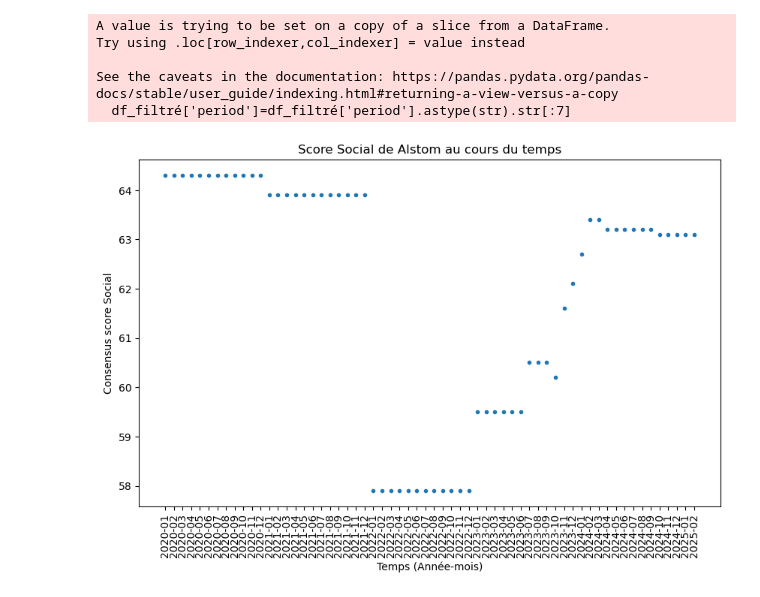
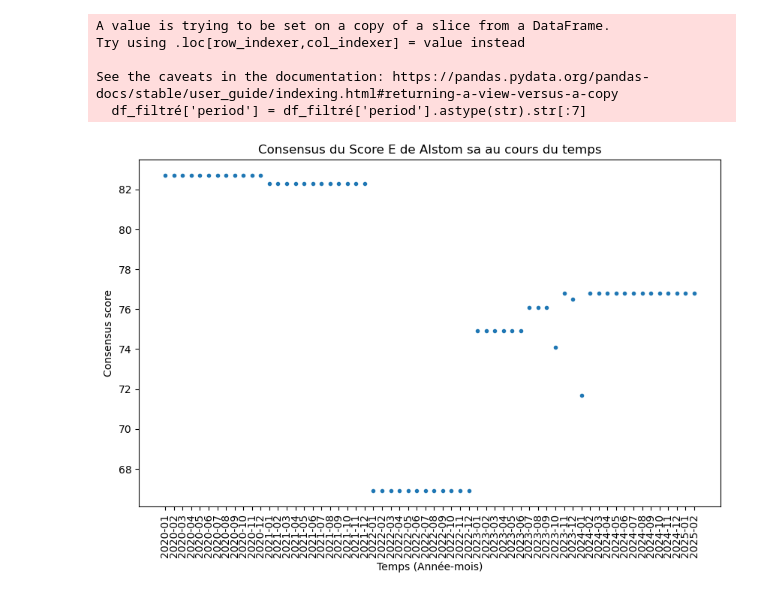
Before and after one commit to VictorienMarette/Statapp_Valuco, a Jupyter notebook: stats_desc.ipynb, the cells around one changed output. Cells and saved outputs as stored; diff of their text form; code cells hidden in the pictures.

Commit message:
graphes Consensus Score sur la bdd d'essai

```diff
--- a/stats_desc.ipynb
+++ b/stats_desc.ipynb
@@ -1,23 +1,39 @@
 # %%
 import pandas as pd
 import matplotlib.pyplot as plt
 
-df = pd.read_csv('ValueCo data extract - ENSAE research project.csv')
-df_filtré = df[(df['score_kind'] == 'S')&(df['name']=='Alstom sa')]
-# print(df.head())
-df_filtré['period']=df_filtré['period'].astype(str).str[:7]
-df_sorted = df_filtré.sort_values(by='period', ascending=True)
-plt.figure(figsize=(10, 6))
-plt.scatter(df_sorted['period'],df_sorted['consensus'], marker='.')
-plt.title('Score Social de Alstom au cours du temps')
-plt.xticks(rotation=90)
-plt.xlabel('Temps (Année-mois)')
-plt.ylabel('Consensus score Social')
-plt.show()
+def graphique_score(type_score, nom_entreprise):
+    df = pd.read_csv('ValueCo data extract - ENSAE research project.csv')
+    df_filtré = df[(df['score_kind'] == type_score) & (df['name'] == nom_entreprise)]
+
+    # Traitement de la colonne 'period' pour ne conserver que l'année et le mois
+    df_filtré['period'] = df_filtré['period'].astype(str).str[:7]
+
+    # Tri des données par période
+    df_sorted = df_filtré.sort_values(by='period', ascending=True)
+
+    # Création du graphique
+    plt.figure(figsize=(10, 6))
+    plt.scatter(df_sorted['period'], df_sorted['consensus'], marker='.')
+
+    # Définition du titre avec le type de score et le nom de l'entreprise
+    plt.title(f'Consensus du Score {type_score} de {nom_entreprise} au cours du temps')
+
+    # Rotation des ticks de l'axe des x pour une meilleure lisibilité
+    plt.xticks(rotation=90)
+
+    # Étiquettes des axes
+    plt.xlabel('Temps (Année-mois)')
+    plt.ylabel('Consensus score')
+
+    # Affichage du graphique
+    plt.show()
+
+graphique_score('E','Alstom sa')
 # %% [output]
 A value is trying to be set on a copy of a slice from a DataFrame.
 Try using .loc[row_indexer,col_indexer] = value instead
 
 See the caveats in the documentation: https://pandas.pydata.org/pandas-docs/stable/user_guide/indexing.html#returning-a-view-versus-a-copy
-  df_filtré['period']=df_filtré['period'].astype(str).str[:7]
+  df_filtré['period'] = df_filtré['period'].astype(str).str[:7]
-[figure, old version]
+[figure, new version]
```
